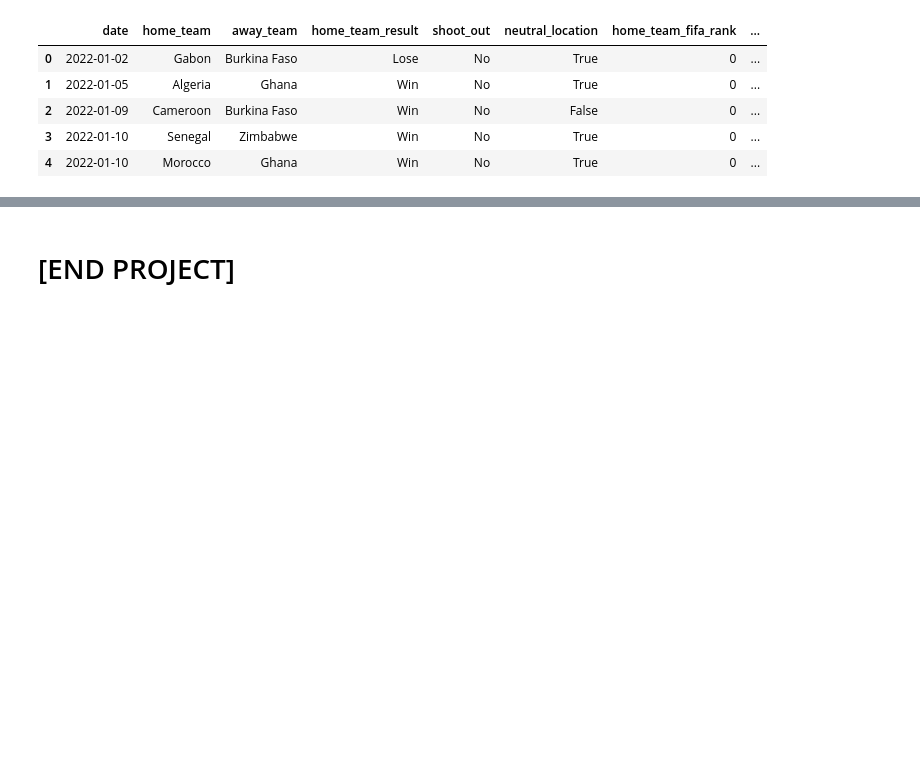
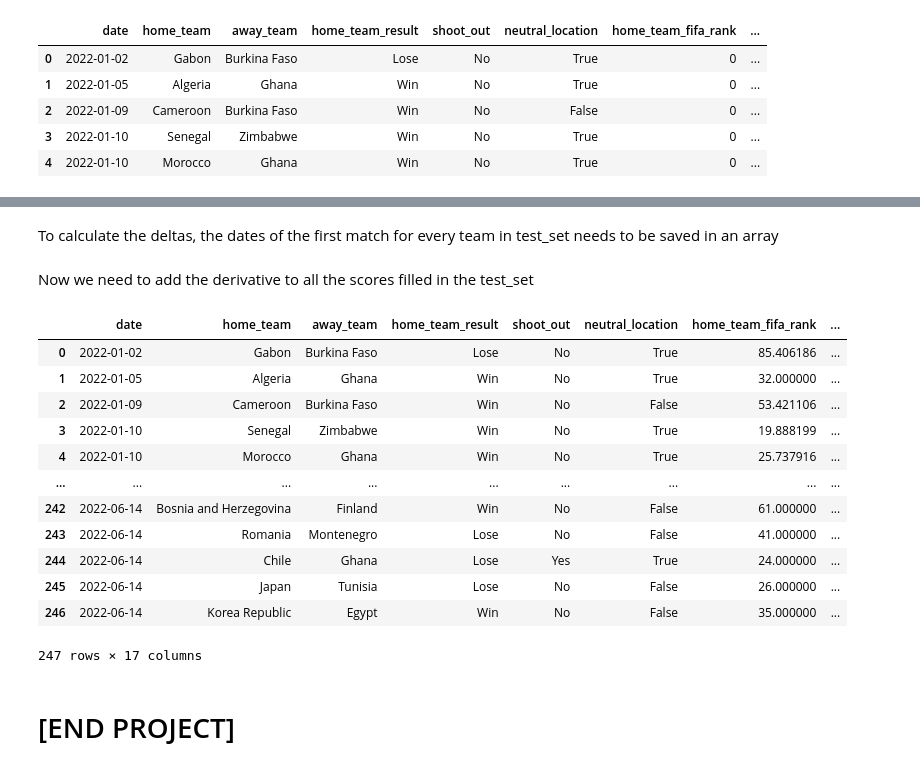
Before and after one commit to rasensiod/ML_Qatar22, a Jupyter notebook: Team3/MLProject_vT3.ipynb, the cells around one changed output, grey strips where cells are left out. Drawn from its saved outputs; the diff is of its cells as text; code cells hidden in the pictures; blank space fills up the shorter version.

```diff
--- a/Team3/MLProject_vT3.ipynb
+++ b/Team3/MLProject_vT3.ipynb
@@ -1628,3 +1640,6 @@ print(countries_test_set)
 # %%
 for i in countries_test_set:
-    update_pred_data(i)
+
+    if i != 'Suriname':
+        update_pred_data(i)
+test_set = pred_data
@@ -1641,10 +1654,23 @@ pd.options.mode.chained_assignment = None  # default='warn', avoids annoing warn
 
 for i in countries_test_set:
 
-    # print(i)
-    score_diff_s, date_diff_num_s = team_score_derivative(i, ref_date)
-    # print(score_diff_s, date_diff_num_s)
-    # print(score_diff_s.shape)
-    score_diff_all_teams_test = np.vstack([score_diff_all_teams,  score_diff_s])
-    date_diff_all_teams_test = np.vstack([date_diff_all_teams, date_diff_num_s])
+    if i != 'Suriname':
+
+        # print(i)
+        score_diff_s, date_diff_num_s = team_score_derivative(i, ref_date)
+        # print(score_diff_s, date_diff_num_s)
+        # print(score_diff_s.shape)
+        score_diff_all_teams_test = np.vstack([score_diff_all_teams,  score_diff_s])
+        date_diff_all_teams_test = np.vstack([date_diff_all_teams, date_diff_num_s])
+
+
+score_diff_all_teams_test_df = pd.DataFrame(score_diff_all_teams_test, columns=['fifa_rank','goalkeeper_score','mean_defense_score',
+                                                                                'mean_offense_score','mean_midfield_score']).round(2).iloc[1: , :].astype(float)
+
+date_diff_all_teams_df = pd.DataFrame(date_diff_all_teams_test, columns=['deltas'])
+date_diff_all_teams_df = date_diff_all_teams_df.iloc[1: , :]
+
+date_diff_all_teams_df['days'] = (date_diff_all_teams_df['deltas'] / np.timedelta64(1, 'D')).astype(int)
+date_diff_all_teams_df = date_diff_all_teams_df.drop(columns=['deltas'])
+score_diff_all_teams_test_df.loc[1,'fifa_rank']
 # %% [output]
@@ -1651,0 +1690,10 @@ KeyError: -1
+# %% [markdown]
+To calculate the deltas, the dates of the first match for every team in test_set needs to be saved in an array
+# %%
+first_date = np.array([])
+for i in countries_test_set:
+    team_set = test_set.loc[((test_set['home_team'] == i) | (test_set['away_team'] == i))]
+    team_date = team_set['date'].head(1)
+    first_date = np.append(first_date, team_date)
+# %% [markdown]
+Now we need to add the derivative to all the scores filled in the test_set
@@ -1652,2 +1763,23 @@ KeyError: -1
+# %%
+j = 1
+for i in countries_test_set:
+
+    update_scores_derivatives(i, j)
+    j += 1
+test_set
+# %% [output]
+|  | date | home_team | away_team | home_team_result | shoot_out | neutral_location | home_team_fifa_rank | ... |
+| 0 | 2022-01-02 | Gabon | Burkina Faso | Lose | No | True | 85.406186 | ... |
+| 1 | 2022-01-05 | Algeria | Ghana | Win | No | True | 32.000000 | ... |
+| 2 | 2022-01-09 | Cameroon | Burkina Faso | Win | No | False | 53.421106 | ... |
+| 3 | 2022-01-10 | Senegal | Zimbabwe | Win | No | True | 19.888199 | ... |
+| 4 | 2022-01-10 | Morocco | Ghana | Win | No | True | 25.737916 | ... |
+| ... | ... | ... | ... | ... | ... | ... | ... | ... |
+| 242 | 2022-06-14 | Bosnia and Herzegovina | Finland | Win | No | False | 61.000000 | ... |
+| 243 | 2022-06-14 | Romania | Montenegro | Lose | No | False | 41.000000 | ... |
+| 244 | 2022-06-14 | Chile | Ghana | Lose | Yes | True | 24.000000 | ... |
+| 245 | 2022-06-14 | Japan | Tunisia | Lose | No | False | 26.000000 | ... |
+| 246 | 2022-06-14 | Korea Republic | Egypt | Win | No | False | 35.000000 | ... |
+247 rows × 17 columns
 # %% [markdown]
 # [END PROJECT]
```
Also changed, not shown: parts of 7 cells of this notebook.
